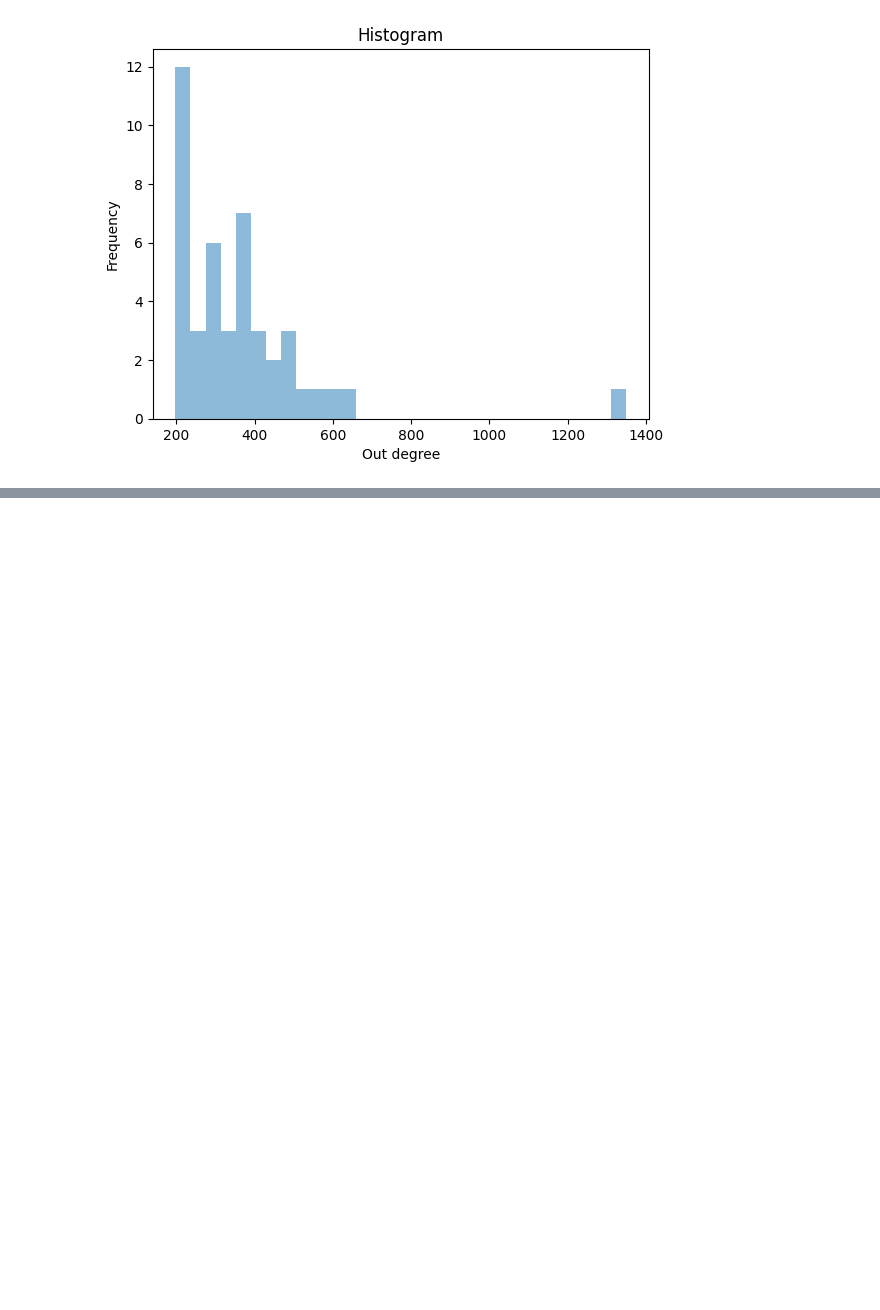
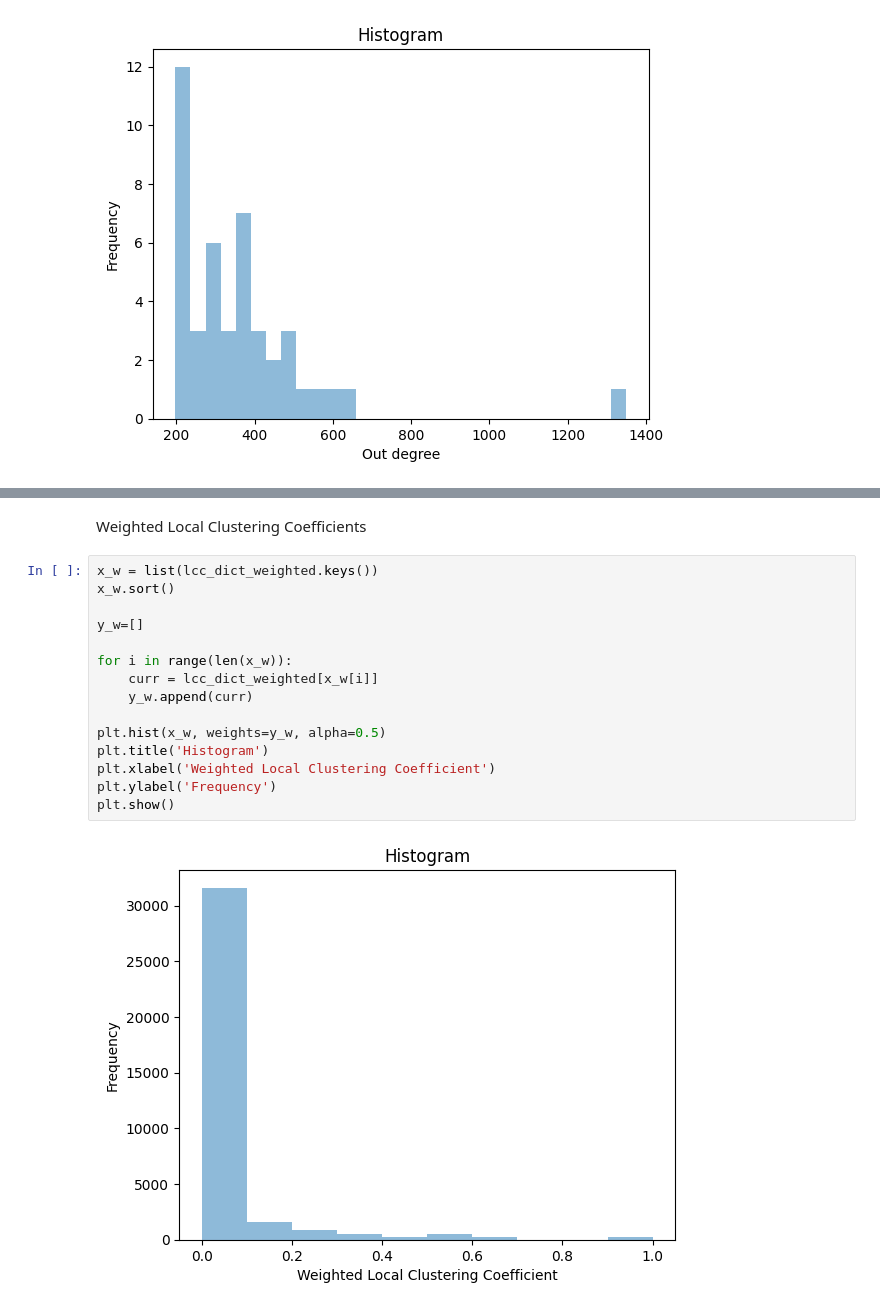
Before and after one commit to alnandorizki/Graph-Analysis-of-Social-Media-Links, a Jupyter notebook: IR_A3_Q1.ipynb, the cells around one changed output, grey strips where cells are left out. Cells and saved outputs as stored; diff of their text form; blank space fills up the shorter version.

```diff
--- a/IR_A3_Q1.ipynb
+++ b/IR_A3_Q1.ipynb
@@ -218,0 +287,19 @@ plt.show()
+# %% [markdown]
+Weighted Local Clustering Coefficients
+# %%
+x_w = list(lcc_dict_weighted.keys())
+x_w.sort()
+
+y_w=[]
+
+for i in range(len(x_w)):
+    curr = lcc_dict_weighted[x_w[i]]
+    y_w.append(curr)
+
+plt.hist(x_w, weights=y_w, alpha=0.5)
+plt.title('Histogram')
+plt.xlabel('Weighted Local Clustering Coefficient')
+plt.ylabel('Frequency')
+plt.show()
+# %% [output]
+[figure, added]
```
Also changed, not shown: parts of 17 cells of this notebook.
